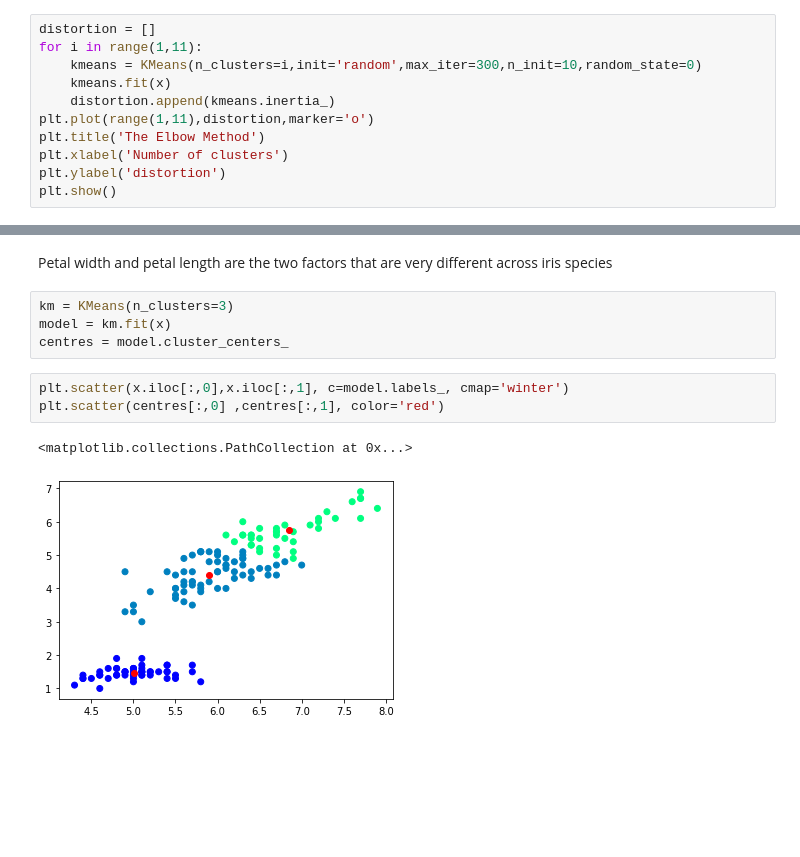
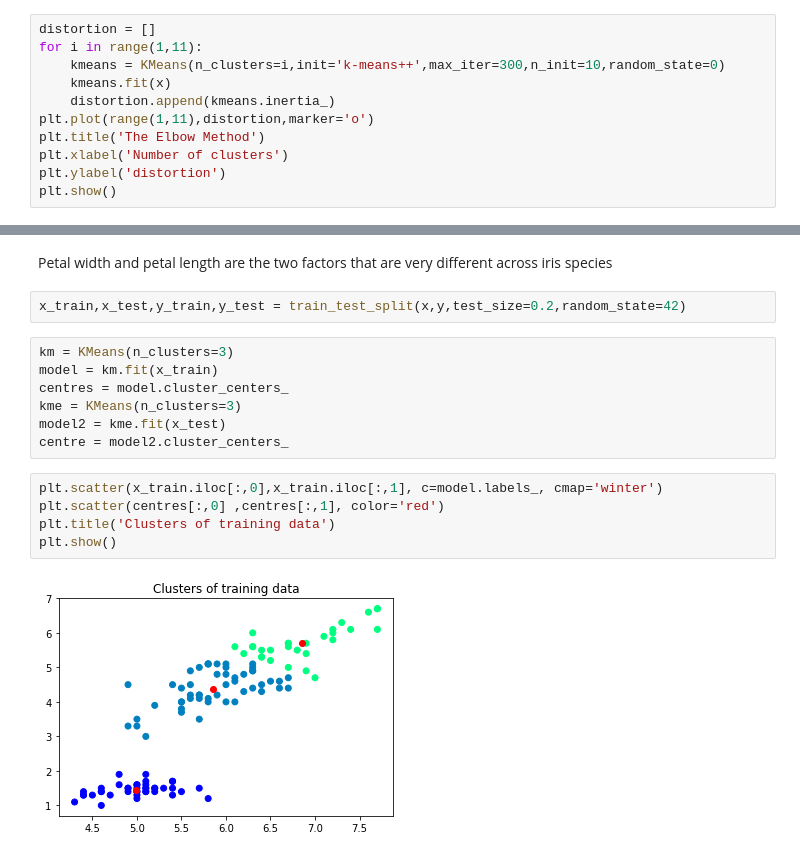
Before and after one commit to LordeUnicorn/kmeans, a Jupyter notebook: iris.ipynb, the cells around one changed output, grey strips where cells are left out. Cells and saved outputs as stored; diff of their text form; blank space fills up the shorter version.

Commit message:
Split dataset into train and test

```diff
--- a/iris.ipynb
+++ b/iris.ipynb
@@ -55,7 +55,7 @@ y = df['Species']
 # %%
 distortion = []
 for i in range(1,11):
-    kmeans = KMeans(n_clusters=i,init='random',max_iter=300,n_init=10,random_state=0)
+    kmeans = KMeans(n_clusters=i,init='k-means++',max_iter=300,n_init=10,random_state=0)
     kmeans.fit(x)
     distortion.append(kmeans.inertia_)
 plt.plot(range(1,11),distortion,marker='o')
@@ -67,13 +67,19 @@ plt.show()
 [figure]
 # %% [markdown]
 Petal width and petal length are the two factors that are very different across iris species
+# %%
+x_train,x_test,y_train,y_test = train_test_split(x,y,test_size=0.2,random_state=42)
 # %%
 km = KMeans(n_clusters=3)
-model = km.fit(x)
+model = km.fit(x_train)
 centres = model.cluster_centers_
+kme = KMeans(n_clusters=3)
+model2 = kme.fit(x_test)
+centre = model2.cluster_centers_
 # %%
-plt.scatter(x.iloc[:,0],x.iloc[:,1], c=model.labels_, cmap='winter')
+plt.scatter(x_train.iloc[:,0],x_train.iloc[:,1], c=model.labels_, cmap='winter')
 plt.scatter(centres[:,0] ,centres[:,1], color='red')
+plt.title('Clusters of training data')
+plt.show()
 # %% [output]
-<matplotlib.collections.PathCollection at 0x...>
-[figure, old version]
+[figure, new version]
```
Also changed, not shown: parts of 1 cell of this notebook.
